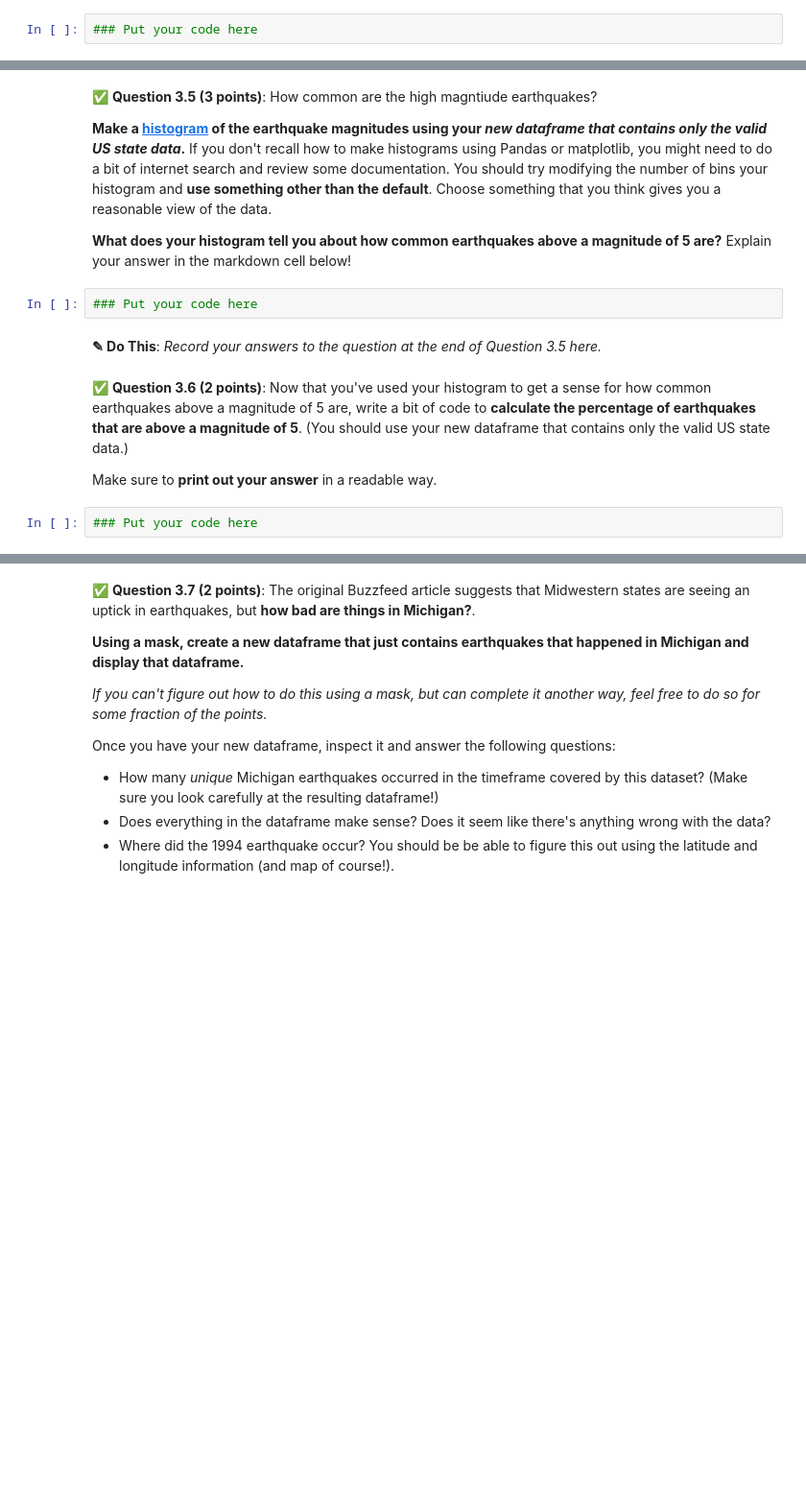
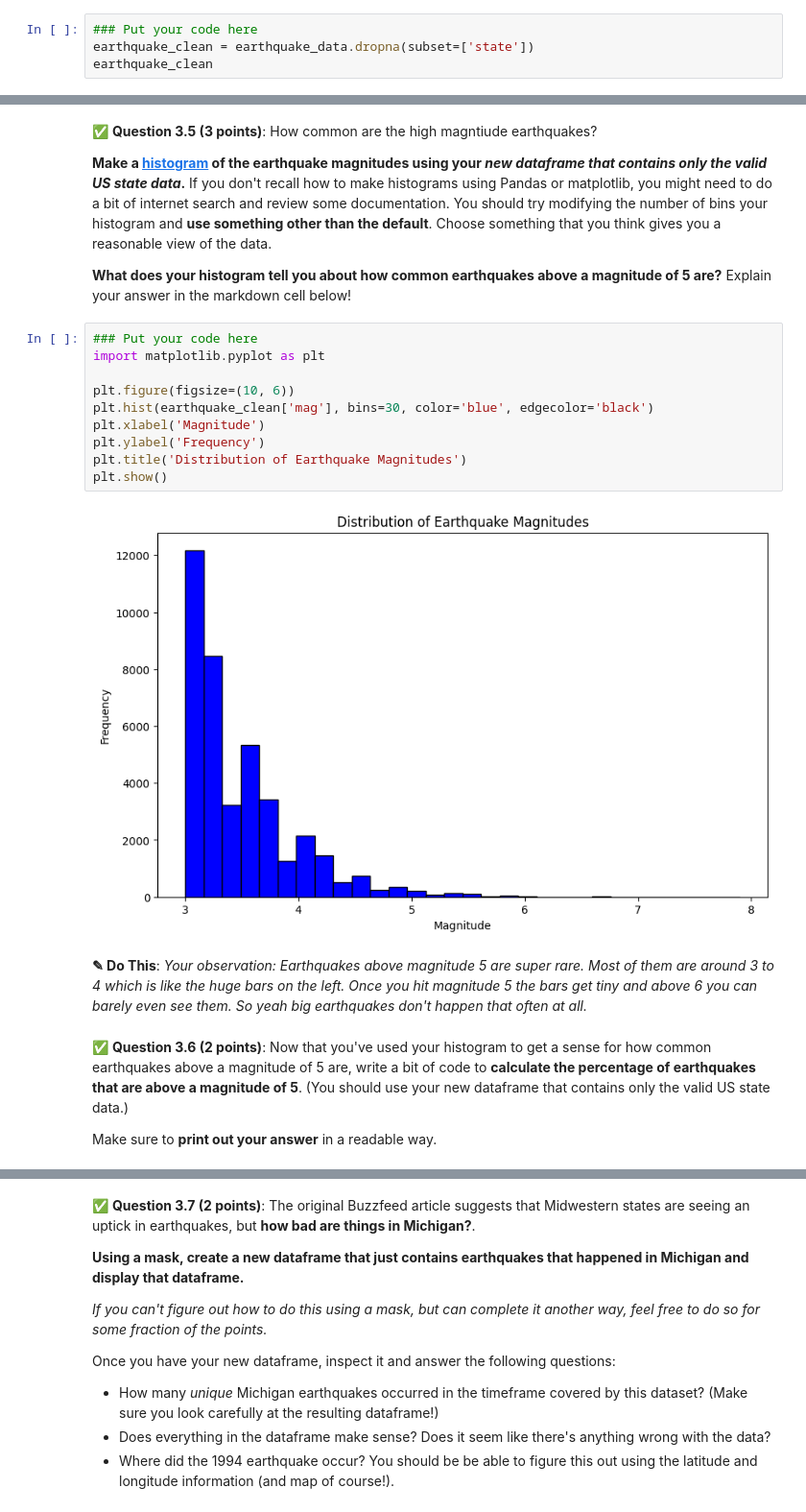
Before and after one commit to orioldom/CMSE202-f25-turnin, a Jupyter notebook: hw-01/HW-01_GitPracticeDebuggingPythonPackagesAndClasses-STUDENT.ipynb, the cells around one changed output, grey strips where cells are left out. Shown at 96% size. Saved outputs shown, nothing was run; the diff lists cells and outputs as text; blank space fills up the shorter version.

```diff
--- a/hw-01/HW-01_GitPracticeDebuggingPythonPackagesAndClasses-STUDENT.ipynb
+++ b/hw-01/HW-01_GitPracticeDebuggingPythonPackagesAndClasses-STUDENT.ipynb
@@ -375,3 +416,5 @@ Does the resulting plot meet your expectations? Is there anything that surprises
 **Use this function to create a new dataframe that only contains the rows with a valid entry in the `state` column.**
 # %%
 ### Put your code here
+earthquake_clean = earthquake_data.dropna(subset=['state'])
+earthquake_clean
@@ -381,13 +438,22 @@ Does the resulting plot meet your expectations? Is there anything that surprises
 **Make a [histogram](https://en.wikipedia.org/wiki/Histogram) of the earthquake magnitudes using your *new dataframe that contains only the valid US state data*.** If you don't recall how to make histograms using Pandas or matplotlib, you might need to do a bit of internet search and review some documentation. You should try modifying the number of bins your histogram and **use something other than the default**. Choose something that you think gives you a reasonable view of the data.
 
 **What does your histogram tell you about how common earthquakes above a magnitude of 5 are?** Explain your answer in the markdown cell below!
-# %%
-### Put your code here
-# %% [markdown]
-**<font size=+3>&#9998;</font> Do This**: *Record your answers to the question at the end of Question 3.5 here.*
+# %%
+### Put your code here
+import matplotlib.pyplot as plt
+
+plt.figure(figsize=(10, 6))
+plt.hist(earthquake_clean['mag'], bins=30, color='blue', edgecolor='black')
+plt.xlabel('Magnitude')
+plt.ylabel('Frequency')
+plt.title('Distribution of Earthquake Magnitudes')
+plt.show()
+# %% [output]
+[figure, added]
+# %% [markdown]
+**<font size=+3>&#9998;</font> Do This**: *Your observation:
+Earthquakes above magnitude 5 are super rare. Most of them are around 3 to 4 which is like the huge bars on the left. Once you hit magnitude 5 the bars get tiny and above 6 you can barely even see them. So yeah big earthquakes don't happen that often at all.*
 # %% [markdown]
 &#9989; **Question 3.6 (2 points)**: Now that you've used your histogram to get a sense for how common earthquakes above a magnitude of 5 are, write a bit of code to **calculate the percentage of earthquakes that are above a magnitude of 5**. (You should use your new dataframe that contains only the valid US state data.)
 
 Make sure to **print out your answer** in a readable way.
-# %%
-### Put your code here
```
Also changed, not shown: parts of 14 cells of this notebook.
